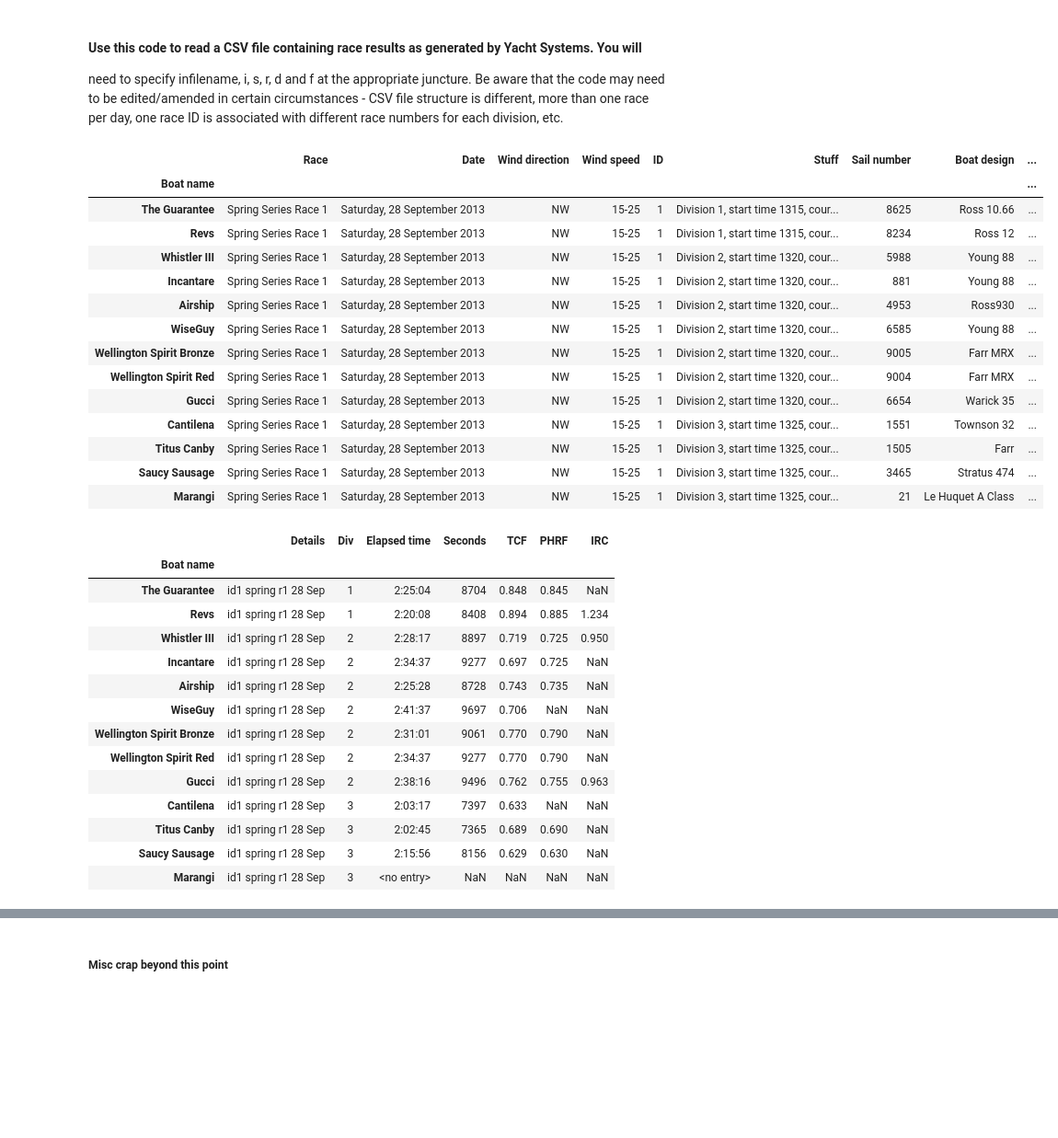
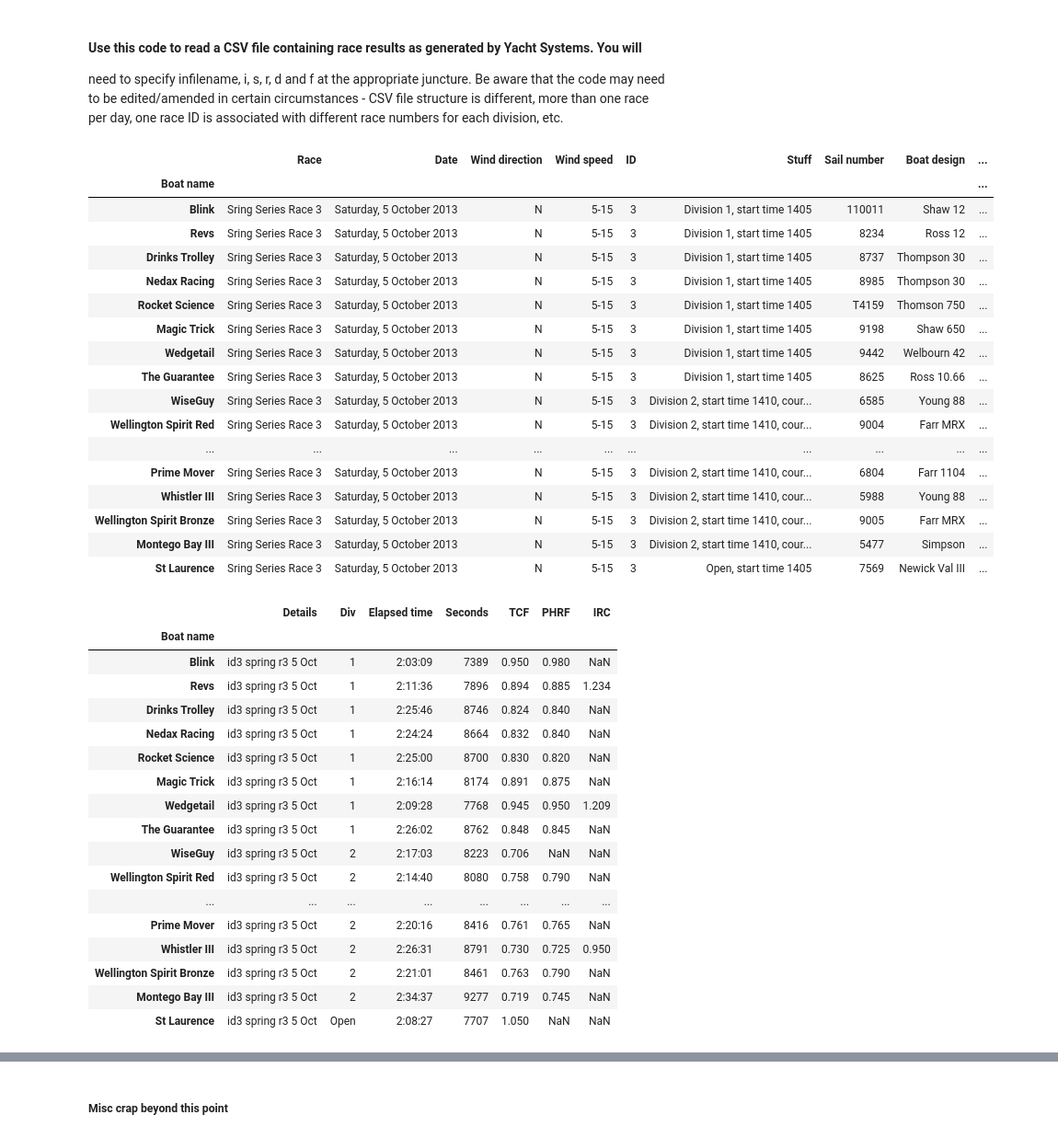
Before and after one commit to drphilbishop/RPNYC_race_analysis, a Jupyter notebook: processRawRaceData.ipynb, the cells around one changed output, grey strips where cells are left out. Shown at 92% size. Drawn from its saved outputs; the diff is of its cells as text; code cells hidden in the pictures; blank space fills up the shorter version.

```diff
--- a/processRawRaceData.ipynb
+++ b/processRawRaceData.ipynb
@@ -60,48 +66,51 @@ def get_division(x):
 # %%
 # Take a quick look at a raw CSV file - need to select/deselect appropriate cols in CSV
 
-infilename = 'id1 spring r1 results'
+infilename = 'id3 spring r3 results'
 
 # Following list of colNums and colHdrs works fine on:
 # - Divisional races
 # - Winter series fully crewed
 CSVcolNums = [1,3,5,7,9,28,29,30,31,32,35,41,45]
 CSVcolHdrs = ['Race','Date','Wind direction','Wind speed','ID','Stuff','Sail number','Boat design', \
               'Boat name','Elapsed time','TCF','PHRF','IRC']
 
 q = input_csv(datapath + "Raw CSV data/", infilename + '.csv')
 #q.head(5)
 q
 
 # Notes:
 # - Edit '..\Handicapping\2013-14 season\Season summary (2013-14).xlsx'
 # - Compare imported data with hard-copy printout from Yacht Systems
 # - Make sure Elapsed time field begins with < if no time, e.g. <n/e>, <no entry>, <dnf>, <raf>, <osc>, <dns> etc
 # - Check for duplicate boat names, i.e. incorrect spelling
 # %% [output]
 |  | Race | Date | Wind direction | Wind speed | ID | Stuff | Sail number | Boat design | ... |
 | Boat name |  |  |  |  |  |  |  |  | ... |
-| The Guarantee | Spring Series Race 1 | Saturday, 28 September 2013 | NW | 15-25 | 1 | Division 1, start time 1315, cour... | 8625 | Ross 10.66 | ... |
-| Revs | Spring Series Race 1 | Saturday, 28 September 2013 | NW | 15-25 | 1 | Division 1, start time 1315, cour... | 8234 | Ross 12 | ... |
-| Whistler III | Spring Series Race 1 | Saturday, 28 September 2013 | NW | 15-25 | 1 | Division 2, start time 1320, cour... | 5988 | Young 88 | ... |
-| Incantare | Spring Series Race 1 | Saturday, 28 September 2013 | NW | 15-25 | 1 | Division 2, start time 1320, cour... | 881 | Young 88 | ... |
-| Airship | Spring Series Race 1 | Saturday, 28 September 2013 | NW | 15-25 | 1 | Division 2, start time 1320, cour... | 4953 | Ross930 | ... |
-| WiseGuy | Spring Series Race 1 | Saturday, 28 September 2013 | NW | 15-25 | 1 | Division 2, start time 1320, cour... | 6585 | Young 88 | ... |
-| Wellington Spirit Bronze | Spring Series Race 1 | Saturday, 28 September 2013 | NW | 15-25 | 1 | Division 2, start time 1320, cour... | 9005 | Farr MRX | ... |
-| Wellington Spirit Red | Spring Series Race 1 | Saturday, 28 September 2013 | NW | 15-25 | 1 | Division 2, start time 1320, cour... | 9004 | Farr MRX | ... |
-| Gucci | Spring Series Race 1 | Saturday, 28 September 2013 | NW | 15-25 | 1 | Division 2, start time 1320, cour... | 6654 | Warick 35 | ... |
-| Cantilena | Spring Series Race 1 | Saturday, 28 September 2013 | NW | 15-25 | 1 | Division 3, start time 1325, cour... | 1551 | Townson 32 | ... |
-| Titus Canby | Spring Series Race 1 | Saturday, 28 September 2013 | NW | 15-25 | 1 | Division 3, start time 1325, cour... | 1505 | Farr | ... |
-| Saucy Sausage | Spring Series Race 1 | Saturday, 28 September 2013 | NW | 15-25 | 1 | Division 3, start time 1325, cour... | 3465 | Stratus 474 | ... |
-| Marangi | Spring Series Race 1 | Saturday, 28 September 2013 | NW | 15-25 | 1 | Division 3, start time 1325, cour... | 21 | Le Huquet A Class | ... |
+| Blink | Sring Series Race 3 | Saturday, 5 October 2013 | N | 5-15 | 3 | Division 1, start time 1405 | 110011 | Shaw 12 | ... |
+| Revs | Sring Series Race 3 | Saturday, 5 October 2013 | N | 5-15 | 3 | Division 1, start time 1405 | 8234 | Ross 12 | ... |
+| Drinks Trolley | Sring Series Race 3 | Saturday, 5 October 2013 | N | 5-15 | 3 | Division 1, start time 1405 | 8737 | Thompson 30 | ... |
+| Nedax Racing | Sring Series Race 3 | Saturday, 5 October 2013 | N | 5-15 | 3 | Division 1, start time 1405 | 8985 | Thompson 30 | ... |
+| Rocket Science | Sring Series Race 3 | Saturday, 5 October 2013 | N | 5-15 | 3 | Division 1, start time 1405 | T4159 | Thomson 750 | ... |
+| Magic Trick | Sring Series Race 3 | Saturday, 5 October 2013 | N | 5-15 | 3 | Division 1, start time 1405 | 9198 | Shaw 650 | ... |
+| Wedgetail | Sring Series Race 3 | Saturday, 5 October 2013 | N | 5-15 | 3 | Division 1, start time 1405 | 9442 | Welbourn 42 | ... |
+| The Guarantee | Sring Series Race 3 | Saturday, 5 October 2013 | N | 5-15 | 3 | Division 1, start time 1405 | 8625 | Ross 10.66 | ... |
+| WiseGuy | Sring Series Race 3 | Saturday, 5 October 2013 | N | 5-15 | 3 | Division 2, start time 1410, cour... | 6585 | Young 88 | ... |
+| Wellington Spirit Red | Sring Series Race 3 | Saturday, 5 October 2013 | N | 5-15 | 3 | Division 2, start time 1410, cour... | 9004 | Farr MRX | ... |
+| ... | ... | ... | ... | ... | ... | ... | ... | ... | ... |
+| Prime Mover | Sring Series Race 3 | Saturday, 5 October 2013 | N | 5-15 | 3 | Division 2, start time 1410, cour... | 6804 | Farr 1104 | ... |
+| Whistler III | Sring Series Race 3 | Saturday, 5 October 2013 | N | 5-15 | 3 | Division 2, start time 1410, cour... | 5988 | Young 88 | ... |
+| Wellington Spirit Bronze | Sring Series Race 3 | Saturday, 5 October 2013 | N | 5-15 | 3 | Division 2, start time 1410, cour... | 9005 | Farr MRX | ... |
+| Montego Bay III | Sring Series Race 3 | Saturday, 5 October 2013 | N | 5-15 | 3 | Division 2, start time 1410, cour... | 5477 | Simpson | ... |
+| St Laurence | Sring Series Race 3 | Saturday, 5 October 2013 | N | 5-15 | 3 | Open, start time 1405 | 7569 | Newick Val III | ... |
 # %%
 # Create a uniformly structured dataframe for the current race data
 
 # Specify i for id, s for series name, r for race number and d for date - for the current set of results
-i = "id1"
+i = "id3"
 s = "spring"
-r = "r1"
-d = "28 Sep"
+r = "r3"
+d = "5 Oct"
 
 data = input_csv(datapath + "Raw CSV data/", infilename + '.csv')
 data = data.replace(0.00,nan)
@@ -112,23 +121,32 @@ data['Details'] = i + ' ' + s + ' ' + r + ' ' + d
 # Identify desired columns - in order.
 cols = ['Details', 'Div', 'Elapsed time', 'Seconds', 'TCF', 'PHRF', 'IRC']
 #data.columns.tolist()
+
+outfilename = i + ' All divs ' + s + ' ' + r
+data[cols].to_csv(datapath + "Proc'd CSVs/" + outfilename + '.csv', sep = ',')
+
+#data[cols].dtypes
+#data[cols].sort(['Div','Seconds'])
 data[cols]
 # %% [output]
 |  | Details | Div | Elapsed time | Seconds | TCF | PHRF | IRC |
 | Boat name |  |  |  |  |  |  |  |
-| The Guarantee | id1 spring r1 28 Sep | 1 | 2:25:04 | 8704 | 0.848 | 0.845 | NaN |
-| Revs | id1 spring r1 28 Sep | 1 | 2:20:08 | 8408 | 0.894 | 0.885 | 1.234 |
-| Whistler III | id1 spring r1 28 Sep | 2 | 2:28:17 | 8897 | 0.719 | 0.725 | 0.950 |
-| Incantare | id1 spring r1 28 Sep | 2 | 2:34:37 | 9277 | 0.697 | 0.725 | NaN |
-| Airship | id1 spring r1 28 Sep | 2 | 2:25:28 | 8728 | 0.743 | 0.735 | NaN |
-| WiseGuy | id1 spring r1 28 Sep | 2 | 2:41:37 | 9697 | 0.706 | NaN | NaN |
-| Wellington Spirit Bronze | id1 spring r1 28 Sep | 2 | 2:31:01 | 9061 | 0.770 | 0.790 | NaN |
-| Wellington Spirit Red | id1 spring r1 28 Sep | 2 | 2:34:37 | 9277 | 0.770 | 0.790 | NaN |
-| Gucci | id1 spring r1 28 Sep | 2 | 2:38:16 | 9496 | 0.762 | 0.755 | 0.963 |
-| Cantilena | id1 spring r1 28 Sep | 3 | 2:03:17 | 7397 | 0.633 | NaN | NaN |
-| Titus Canby | id1 spring r1 28 Sep | 3 | 2:02:45 | 7365 | 0.689 | 0.690 | NaN |
-| Saucy Sausage | id1 spring r1 28 Sep | 3 | 2:15:56 | 8156 | 0.629 | 0.630 | NaN |
-| Marangi | id1 spring r1 28 Sep | 3 | <no entry> | NaN | NaN | NaN | NaN |
+| Blink | id3 spring r3 5 Oct | 1 | 2:03:09 | 7389 | 0.950 | 0.980 | NaN |
+| Revs | id3 spring r3 5 Oct | 1 | 2:11:36 | 7896 | 0.894 | 0.885 | 1.234 |
+| Drinks Trolley | id3 spring r3 5 Oct | 1 | 2:25:46 | 8746 | 0.824 | 0.840 | NaN |
+| Nedax Racing | id3 spring r3 5 Oct | 1 | 2:24:24 | 8664 | 0.832 | 0.840 | NaN |
+| Rocket Science | id3 spring r3 5 Oct | 1 | 2:25:00 | 8700 | 0.830 | 0.820 | NaN |
+| Magic Trick | id3 spring r3 5 Oct | 1 | 2:16:14 | 8174 | 0.891 | 0.875 | NaN |
+| Wedgetail | id3 spring r3 5 Oct | 1 | 2:09:28 | 7768 | 0.945 | 0.950 | 1.209 |
+| The Guarantee | id3 spring r3 5 Oct | 1 | 2:26:02 | 8762 | 0.848 | 0.845 | NaN |
+| WiseGuy | id3 spring r3 5 Oct | 2 | 2:17:03 | 8223 | 0.706 | NaN | NaN |
+| Wellington Spirit Red | id3 spring r3 5 Oct | 2 | 2:14:40 | 8080 | 0.758 | 0.790 | NaN |
+| ... | ... | ... | ... | ... | ... | ... | ... |
+| Prime Mover | id3 spring r3 5 Oct | 2 | 2:20:16 | 8416 | 0.761 | 0.765 | NaN |
+| Whistler III | id3 spring r3 5 Oct | 2 | 2:26:31 | 8791 | 0.730 | 0.725 | 0.950 |
+| Wellington Spirit Bronze | id3 spring r3 5 Oct | 2 | 2:21:01 | 8461 | 0.763 | 0.790 | NaN |
+| Montego Bay III | id3 spring r3 5 Oct | 2 | 2:34:37 | 9277 | 0.719 | 0.745 | NaN |
+| St Laurence | id3 spring r3 5 Oct | Open | 2:08:27 | 7707 | 1.050 | NaN | NaN |
 # %%
 # Create a separate dataframe for each division and write it to a CSV file
 
```
Also changed, not shown: parts of 2 cells of this notebook, 2 other files.
